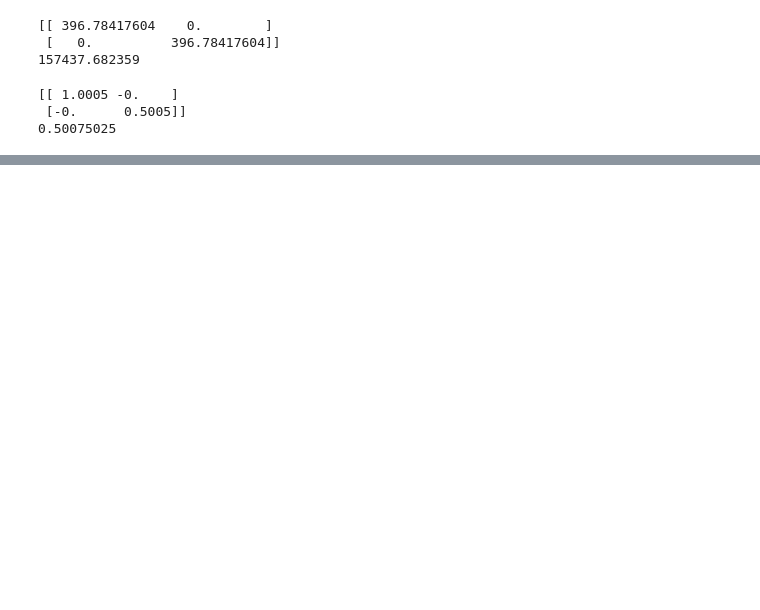
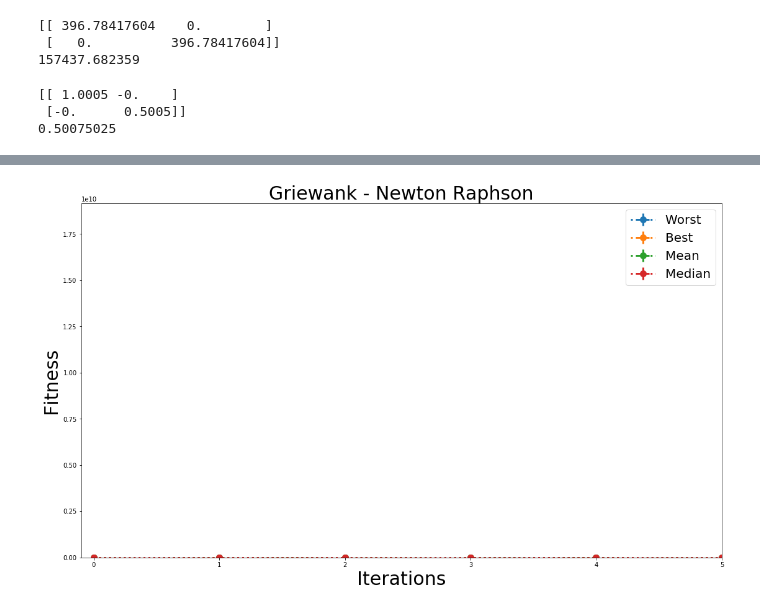
Before and after one commit to anfrodriguezri/evolutionary-computing, a Jupyter notebook: optimizationAlgorithms/optimizationAlgoritms.ipynb, the cells around one changed output, grey strips where cells are left out. Saved outputs shown, nothing was run; the diff lists cells and outputs as text; code cells hidden in the pictures; blank space fills up the shorter version.

```diff
--- a/optimizationAlgorithms/optimizationAlgoritms.ipynb
+++ b/optimizationAlgorithms/optimizationAlgoritms.ipynb
@@ -44,8 +75,8 @@ class RastriginFunction(Function, DiffFunction, Diff2Function):
     def feasible(self, X):
         for i in range(self.d):
             if X[i] > 5.12 or X[i] < -5.12:
-                return false
-        return true
+                return False
+        return True
 
     def gradient(self, X):
         grad = np.zeros(self.d)
@@ -93,8 +124,8 @@ class GriewankFunction(Function, DiffFunction, Diff2Function):
     def feasible(self, X):
         for i in range(self.d):
             if X[i] > 600 or X[i] < -600:
-                return false
-        return true
+                return False
+        return True
 
     def gradient(self, X):
         grad = np.zeros(self.d)
@@ -166,8 +197,8 @@ class SchwefelFunction(Function):
 # %%
 def newton_raphson(f, X, max_iter):
-    print(max_iter)
-    print('HERE')
-    for i in range(max_iter):
+    fitness = np.zeros(max_iter)
+
+    for it in range(max_iter):
         grad = f.gradient(X)
         hess_det = f.hessian_det(X)
 
@@ -178,9 +209,8 @@ def newton_raphson(f, X, max_iter):
 
         X = Y
 
-        if f.feasible(X):
-            return i
+        fitness[it] = f.eval(X)
 
-    return max_iter
+    return fitness
 # %%
 def gradient_descent(f, X, max_iter):
@@ -291,0 +357,30 @@ main()
+# %%
+import matplotlib.pyplot as plt
+from matplotlib.pyplot import figure
+
+%matplotlib inline
+# example data
+x = np.arange(0, max_iter)
+y = avg
+
+# example error bar values that vary with x-position
+
+ls = 'dotted'
+
+fig, ax = plt.subplots()
+ax.errorbar(x, worst, xerr=0, yerr=std, marker='o', markersize=10, linestyle=ls, label='Worst', linewidth=3)
+ax.errorbar(x, best, xerr=0, yerr=std, marker='o', markersize=10, linestyle=ls, label='Best', linewidth=3)
+ax.errorbar(x, avg, xerr=0, yerr=std, marker='o', markersize=10, linestyle=ls, label='Mean', linewidth=3)
+ax.errorbar(x, median, xerr=0, yerr=std, marker='o', markersize=10, linestyle=ls, label='Median', linewidth=3)
+ax.legend(prop={'size': 20})
+
+fig.set_size_inches(18.5, 10.5)
+fig.savefig('test2png.png', dpi=100)
+plt.ylabel('Fitness', fontsize=30)
+plt.xlabel('Iterations', fontsize=30)
+plt.axis([-0.1, 5, -10, np.amax(worst)+np.amax(std)*1.2])
+plt.title('Griewank - Newton Raphson', fontsize=30)
+#plt.xticks([1, 2, 3, 4, 5])
+plt.show(50)
+# %% [output]
+[figure, added]
```
Also changed, not shown: parts of 10 cells of this notebook, 1 other file.
